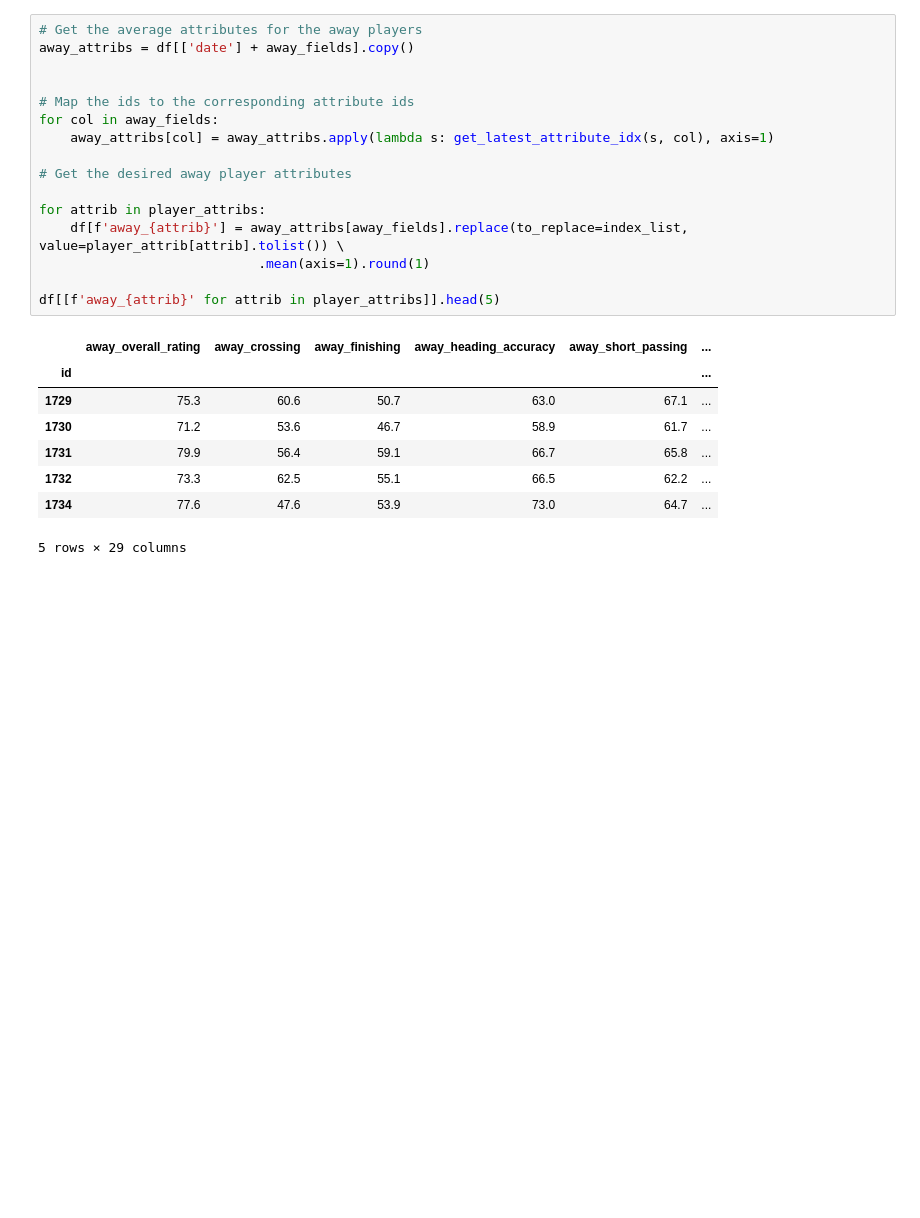
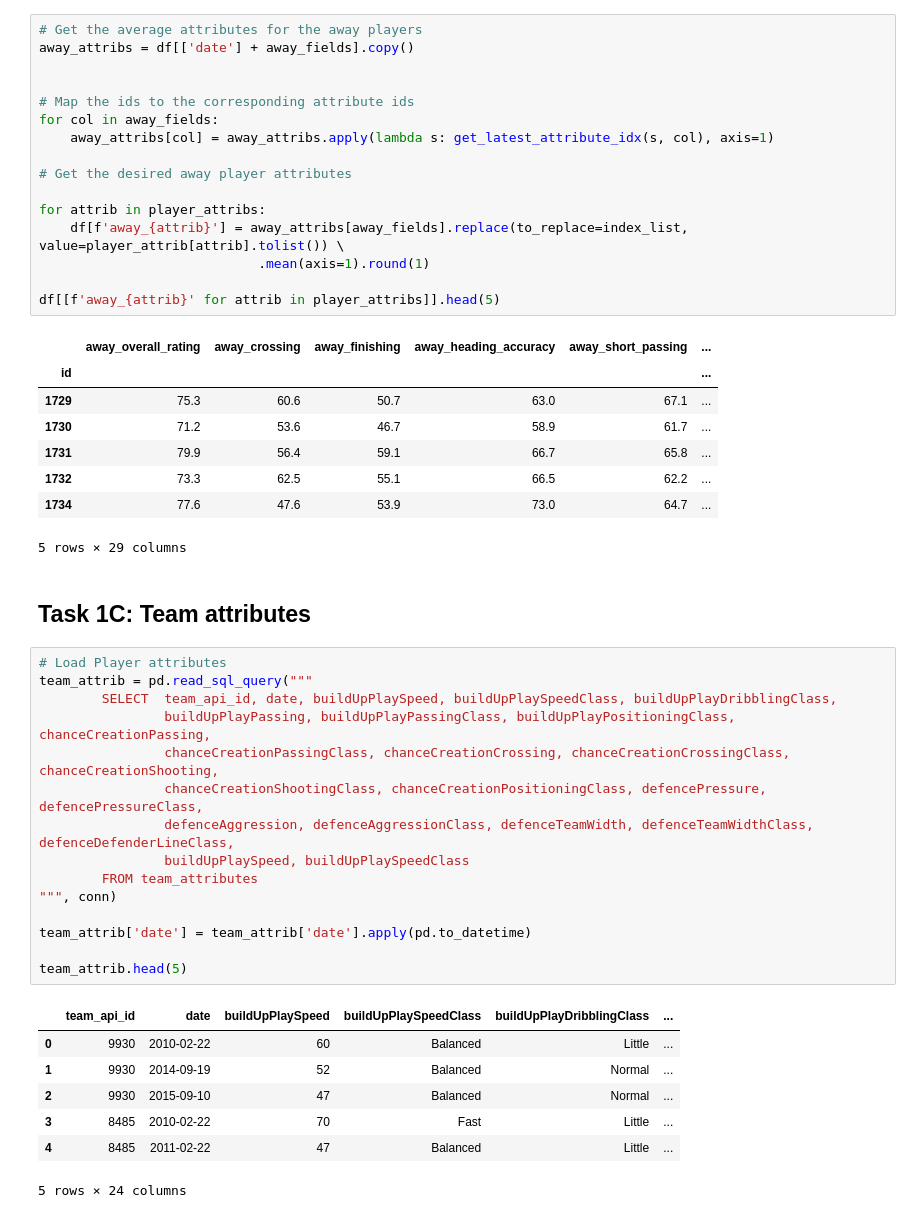
Before and after one commit to amrawadk/football-data-analysis, a Jupyter notebook: build_database.ipynb, the cells around one changed output. Cells and saved outputs as stored; diff of their text form; blank space fills up the shorter version.

Commit message:
Added team attributes loading

```diff
--- a/build_database.ipynb
+++ b/build_database.ipynb
@@ -324,3 +324,28 @@ df[[f'away_{attrib}' for attrib in player_attribs]].head(5)
 | 1732 | 73.3 | 62.5 | 55.1 | 66.5 | 62.2 | ... |
 | 1734 | 77.6 | 47.6 | 53.9 | 73.0 | 64.7 | ... |
 5 rows × 29 columns
+# %% [markdown]
+## Task 1C: Team attributes
+# %%
+# Load Player attributes
+team_attrib = pd.read_sql_query("""
+        SELECT  team_api_id, date, buildUpPlaySpeed, buildUpPlaySpeedClass, buildUpPlayDribblingClass,
+                buildUpPlayPassing, buildUpPlayPassingClass, buildUpPlayPositioningClass, chanceCreationPassing,
+                chanceCreationPassingClass, chanceCreationCrossing, chanceCreationCrossingClass, chanceCreationShooting,
+                chanceCreationShootingClass, chanceCreationPositioningClass, defencePressure, defencePressureClass,
+                defenceAggression, defenceAggressionClass, defenceTeamWidth, defenceTeamWidthClass, defenceDefenderLineClass,
+                buildUpPlaySpeed, buildUpPlaySpeedClass
+        FROM team_attributes
+""", conn)
+
+team_attrib['date'] = team_attrib['date'].apply(pd.to_datetime)
+
+team_attrib.head(5)
+# %% [output]
+|  | team_api_id | date | buildUpPlaySpeed | buildUpPlaySpeedClass | buildUpPlayDribblingClass | ... |
+| 0 | 9930 | 2010-02-22 | 60 | Balanced | Little | ... |
+| 1 | 9930 | 2014-09-19 | 52 | Balanced | Normal | ... |
+| 2 | 9930 | 2015-09-10 | 47 | Balanced | Normal | ... |
+| 3 | 8485 | 2010-02-22 | 70 | Fast | Little | ... |
+| 4 | 8485 | 2011-02-22 | 47 | Balanced | Little | ... |
+5 rows × 24 columns
```
Also changed, not shown: parts of 1 cell of this notebook.
